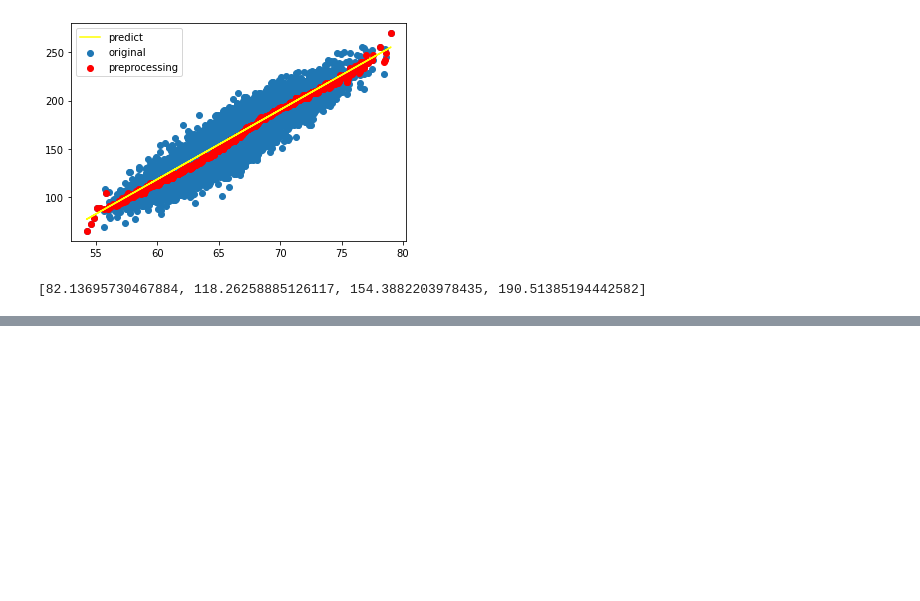
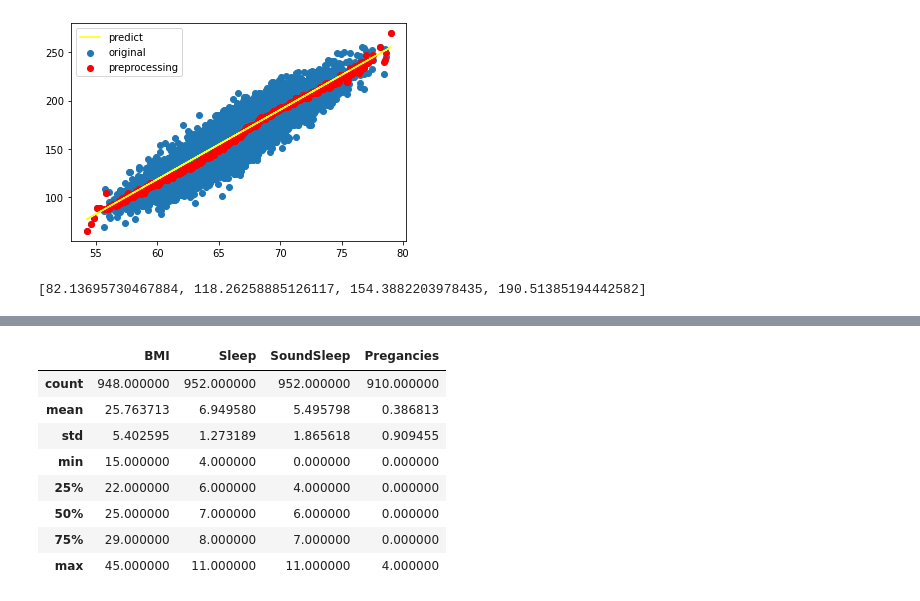
Before and after one commit to SimplePro/PcmLinearRegression, a Jupyter notebook: CustomML/test.ipynb, the cells around one changed output, grey strips where cells are left out. Cells and saved outputs as stored; diff of their text form; code cells hidden in the pictures; blank space fills up the shorter version.

```diff
--- a/CustomML/test.ipynb
+++ b/CustomML/test.ipynb
@@ -63,0 +79,12 @@ print(pred)
+# %%
+df.describe()
+# %% [output]
+|  | BMI | Sleep | SoundSleep | Pregancies |
+| count | 948.000000 | 952.000000 | 952.000000 | 910.000000 |
+| mean | 25.763713 | 6.949580 | 5.495798 | 0.386813 |
+| std | 5.402595 | 1.273189 | 1.865618 | 0.909455 |
+| min | 15.000000 | 4.000000 | 0.000000 | 0.000000 |
+| 25% | 22.000000 | 6.000000 | 4.000000 | 0.000000 |
+| 50% | 25.000000 | 7.000000 | 6.000000 | 0.000000 |
+| 75% | 29.000000 | 8.000000 | 7.000000 | 0.000000 |
+| max | 45.000000 | 11.000000 | 11.000000 | 4.000000 |
```
Also changed, not shown: parts of 8 cells of this notebook.
